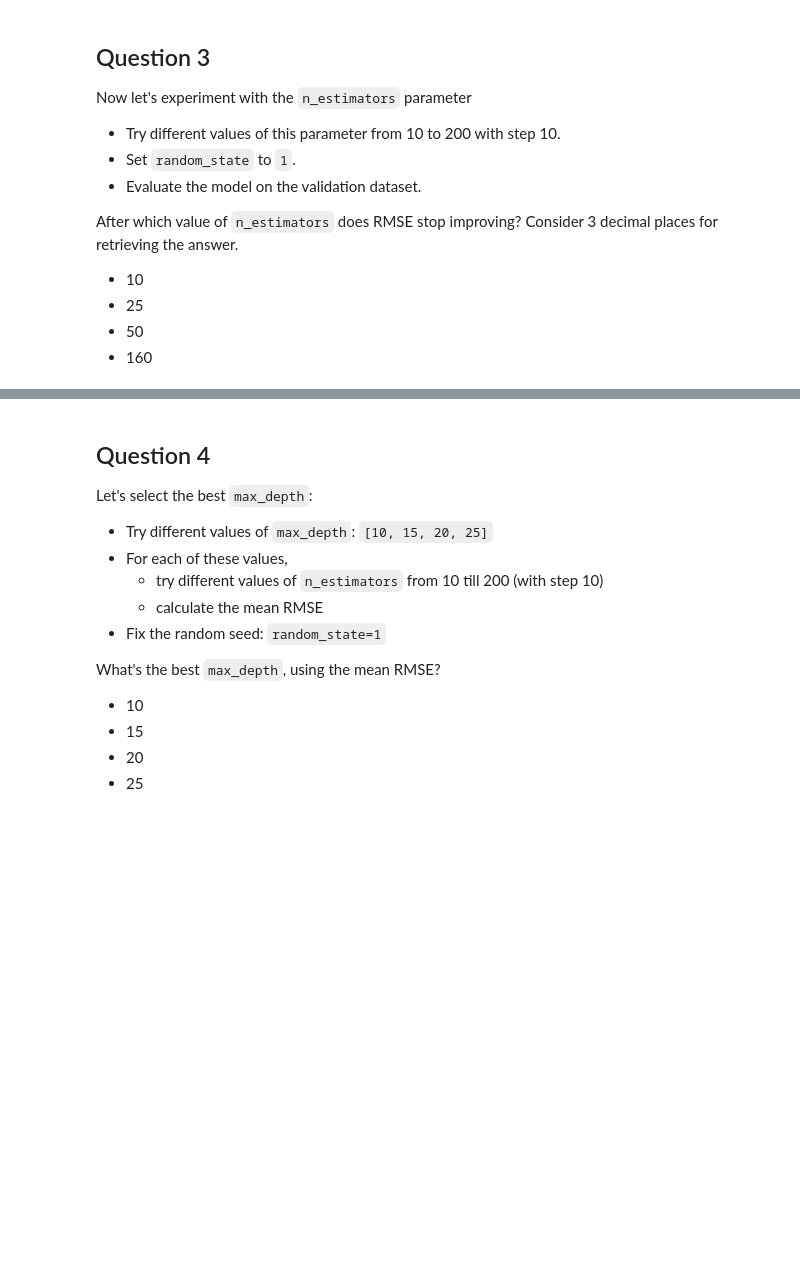
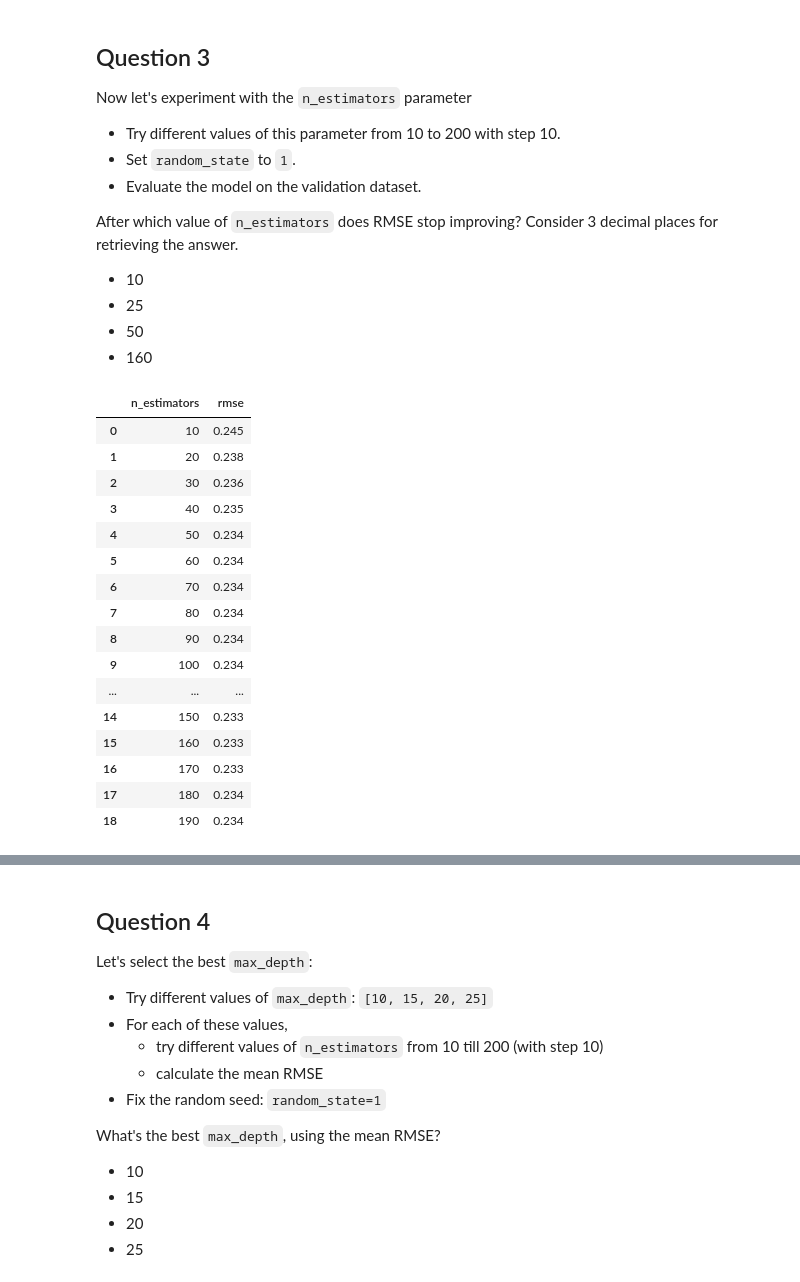
Before and after one commit to eltonlms/datatalks-club-courses, a Jupyter notebook: homeworks/06_trees.ipynb, the cells around one changed output, grey strips where cells are left out. Drawn from its saved outputs; the diff is of its cells as text; code cells hidden in the pictures; blank space fills up the shorter version.

```diff
--- a/homeworks/06_trees.ipynb
+++ b/homeworks/06_trees.ipynb
@@ -80,0 +186,20 @@ Consider 3 decimal places for retrieving the answer.
+# %%
+df_scores
+# %% [output]
+|  | n_estimators | rmse |
+| 0 | 10 | 0.245 |
+| 1 | 20 | 0.238 |
+| 2 | 30 | 0.236 |
+| 3 | 40 | 0.235 |
+| 4 | 50 | 0.234 |
+| 5 | 60 | 0.234 |
+| 6 | 70 | 0.234 |
+| 7 | 80 | 0.234 |
+| 8 | 90 | 0.234 |
+| 9 | 100 | 0.234 |
+| ... | ... | ... |
+| 14 | 150 | 0.233 |
+| 15 | 160 | 0.233 |
+| 16 | 170 | 0.233 |
+| 17 | 180 | 0.234 |
+| 18 | 190 | 0.234 |
```
Also changed, not shown: parts of 35 cells of this notebook, 3 other files.
